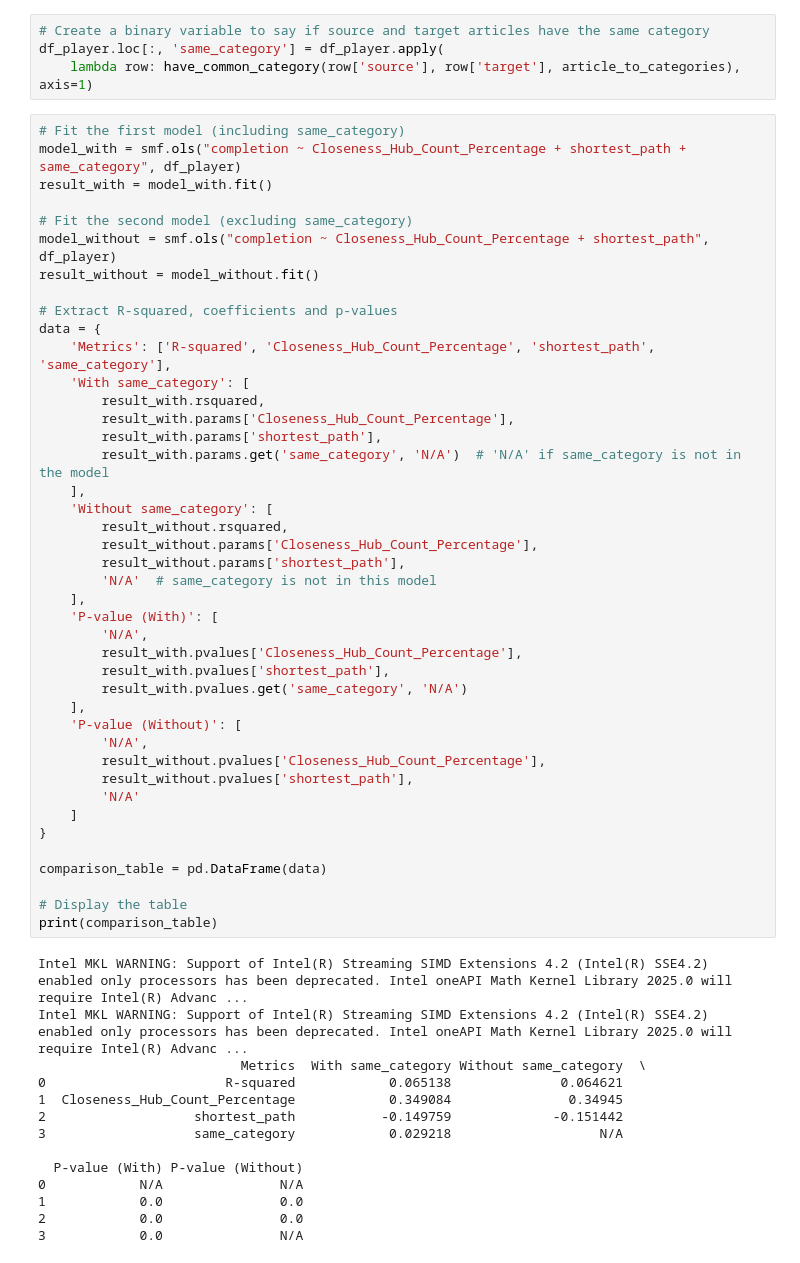
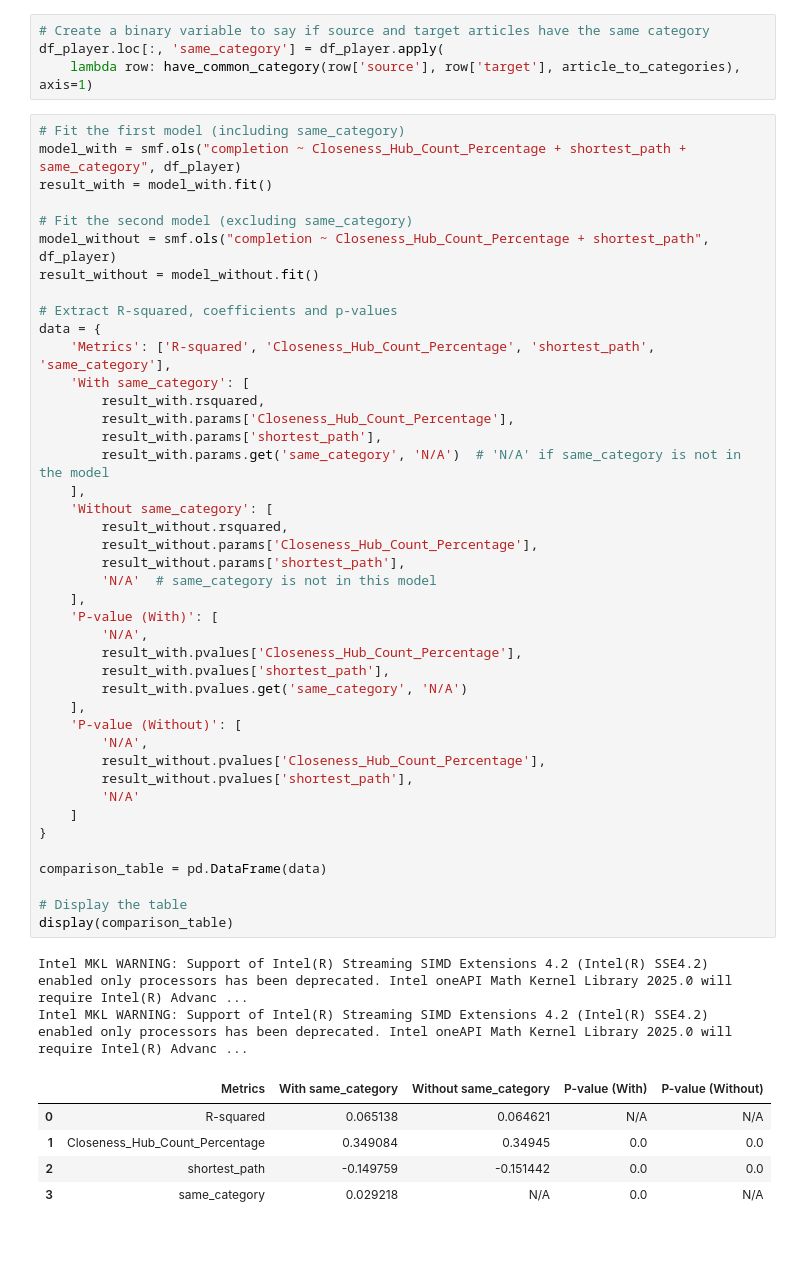
Before and after one commit to epfl-ada/ada-2023-project-epfldatadynamos, a Jupyter notebook: milestone3.ipynb, the cells around one changed output. Saved outputs shown, nothing was run; the diff lists cells and outputs as text.

```diff
--- a/milestone3.ipynb
+++ b/milestone3.ipynb
@@ -769,45 +777,39 @@ data = {
         result_with.params['Closeness_Hub_Count_Percentage'],
         result_with.params['shortest_path'],
         result_with.params.get('same_category', 'N/A')  # 'N/A' if same_category is not in the model
     ],
     'Without same_category': [
         result_without.rsquared,
         result_without.params['Closeness_Hub_Count_Percentage'],
         result_without.params['shortest_path'],
         'N/A'  # same_category is not in this model
     ],
     'P-value (With)': [
         'N/A',
         result_with.pvalues['Closeness_Hub_Count_Percentage'],
         result_with.pvalues['shortest_path'],
         result_with.pvalues.get('same_category', 'N/A')
     ],
     'P-value (Without)': [
         'N/A',
         result_without.pvalues['Closeness_Hub_Count_Percentage'],
         result_without.pvalues['shortest_path'],
         'N/A'
     ]
 }
 
 comparison_table = pd.DataFrame(data)
 
 # Display the table
-print(comparison_table)
+display(comparison_table)
 # %% [output]
 Intel MKL WARNING: Support of Intel(R) Streaming SIMD Extensions 4.2 (Intel(R) SSE4.2) enabled only processors has been deprecated. Intel oneAPI Math Kernel Library 2025.0 will require Intel(R) Advanc ...
 Intel MKL WARNING: Support of Intel(R) Streaming SIMD Extensions 4.2 (Intel(R) SSE4.2) enabled only processors has been deprecated. Intel oneAPI Math Kernel Library 2025.0 will require Intel(R) Advanc ...
-                          Metrics  With same_category Without same_category  \
-0                       R-squared            0.065138              0.064621
-1  Closeness_Hub_Count_Percentage            0.349084               0.34945
-2                   shortest_path           -0.149759             -0.151442
-3                   same_category            0.029218                   N/A
-
-  P-value (With) P-value (Without)
-0            N/A               N/A
-1            0.0               0.0
-2            0.0               0.0
-3            0.0               N/A
+|  | Metrics | With same_category | Without same_category | P-value (With) | P-value (Without) |
+| 0 | R-squared | 0.065138 | 0.064621 | N/A | N/A |
+| 1 | Closeness_Hub_Count_Percentage | 0.349084 | 0.34945 | 0.0 | 0.0 |
+| 2 | shortest_path | -0.149759 | -0.151442 | 0.0 | 0.0 |
+| 3 | same_category | 0.029218 | N/A | 0.0 | N/A |
 # %%
 # Fit the first model (including same_category)
 model_with = smf.ols("durationInSec ~ Closeness_Hub_Count_Percentage + shortest_path + same_category", df_player)
```
Also changed, not shown: parts of 10 cells of this notebook.
